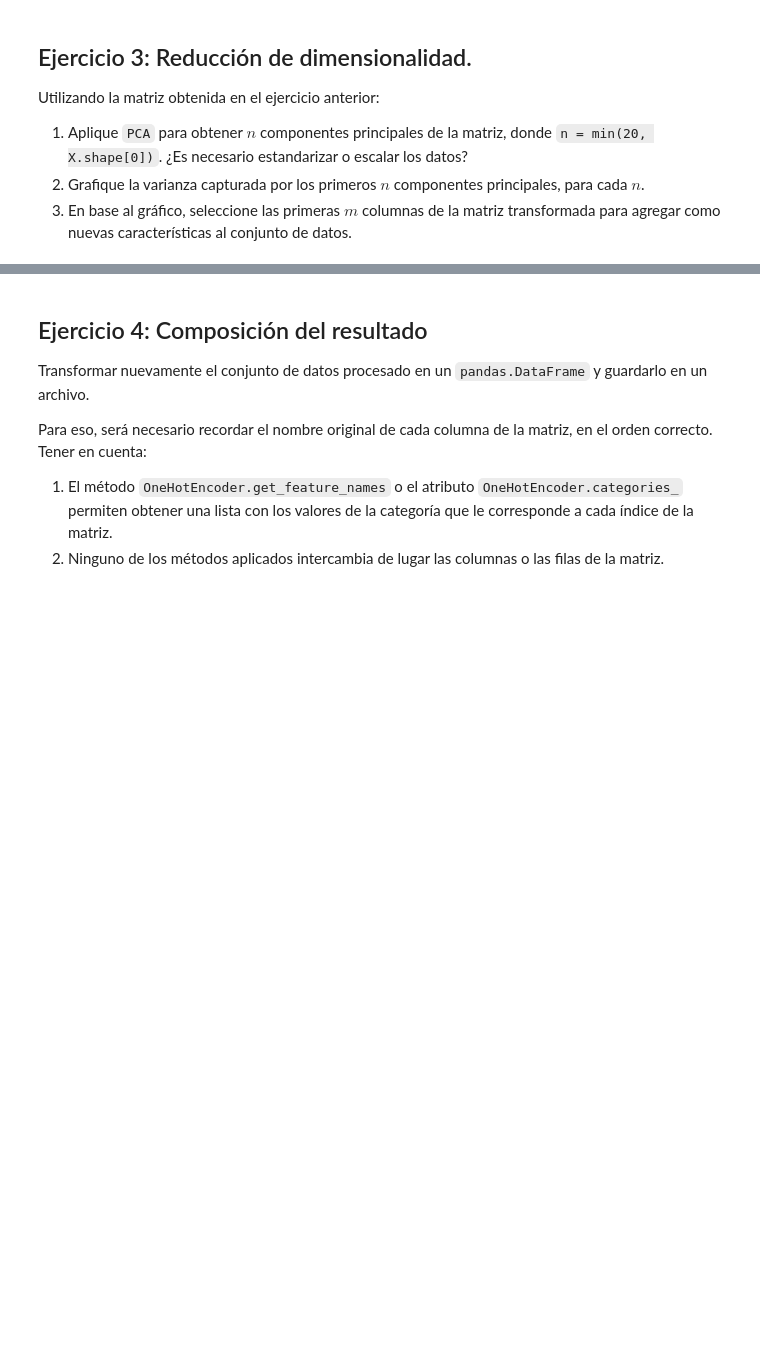
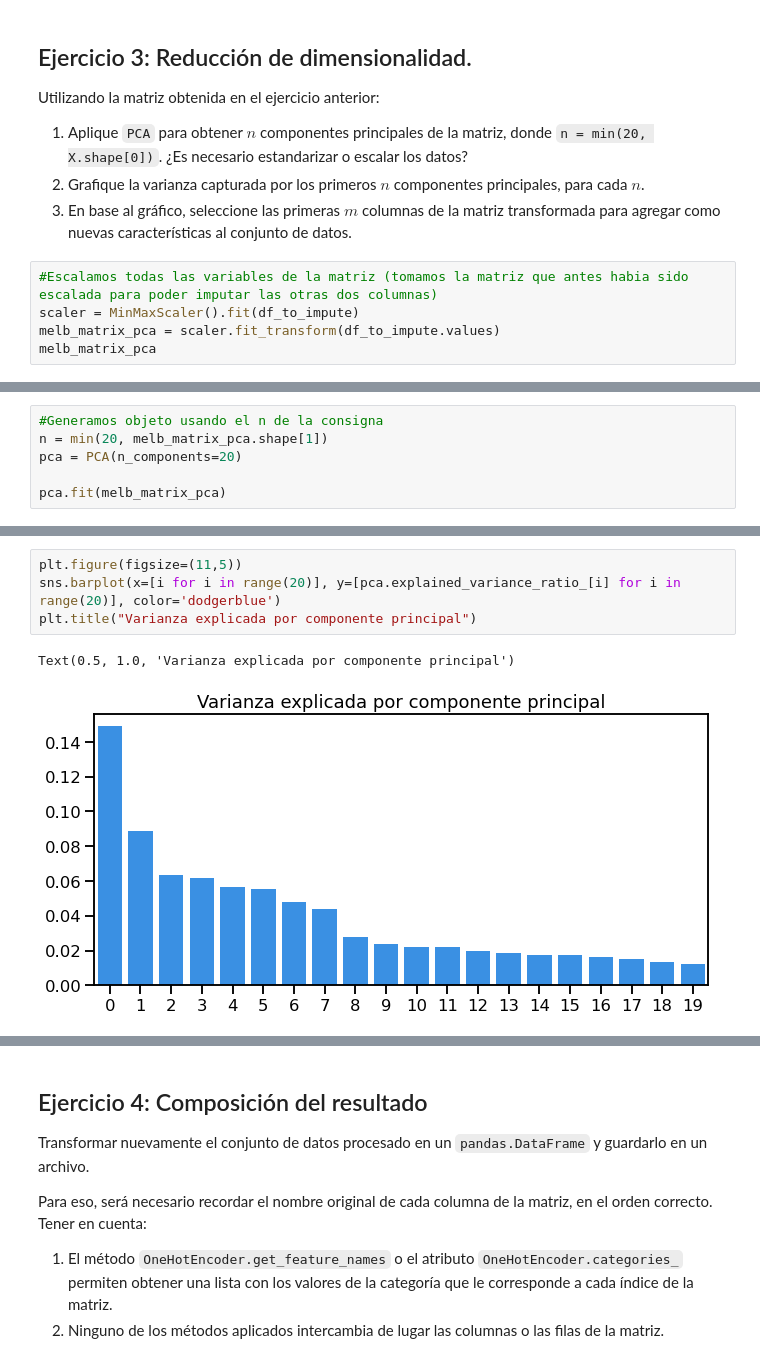
Before and after one commit to diegoflorescba/diplodatos-grupo11-2022, a Jupyter notebook: Analisis y curacion de datos/Entregables/DF_Entregable_Parte_2_2022.ipynb, the cells around one changed output, grey strips where cells are left out. Saved outputs shown, nothing was run; the diff lists cells and outputs as text; blank space fills up the shorter version.

```diff
--- a/Analisis y curacion de datos/Entregables/DF_Entregable_Parte_2_2022.ipynb
+++ b/Analisis y curacion de datos/Entregables/DF_Entregable_Parte_2_2022.ipynb
@@ -283,3 +286,8 @@ Utilizando la matriz obtenida en el ejercicio anterior:
 1. Aplique `PCA` para obtener $n$ componentes principales de la matriz, donde `n = min(20, X.shape[0])`. ¿Es necesario estandarizar o escalar los datos?
 2. Grafique la varianza capturada por los primeros $n$ componentes principales, para cada $n$.
 3. En base al gráfico, seleccione las primeras $m$ columnas de la matriz transformada para agregar como nuevas características al conjunto de datos.
+# %%
+#Escalamos todas las variables de la matriz (tomamos la matriz que antes habia sido escalada para poder imputar las otras dos columnas)
+scaler = MinMaxScaler().fit(df_to_impute)
+melb_matrix_pca = scaler.fit_transform(df_to_impute.values)
+melb_matrix_pca
@@ -285,0 +308,6 @@ Utilizando la matriz obtenida en el ejercicio anterior:
+# %%
+#Generamos objeto usando el n de la consigna
+n = min(20, melb_matrix_pca.shape[1])
+pca = PCA(n_components=20)
+
+pca.fit(melb_matrix_pca)
@@ -285,0 +341,7 @@ Utilizando la matriz obtenida en el ejercicio anterior:
+# %%
+plt.figure(figsize=(11,5))
+sns.barplot(x=[i for i in range(20)], y=[pca.explained_variance_ratio_[i] for i in range(20)], color='dodgerblue')
+plt.title("Varianza explicada por componente principal")
+# %% [output]
+Text(0.5, 1.0, 'Varianza explicada por componente principal')
+[figure, added]
```
Also changed, not shown: parts of 9 cells of this notebook, 2 other files.
